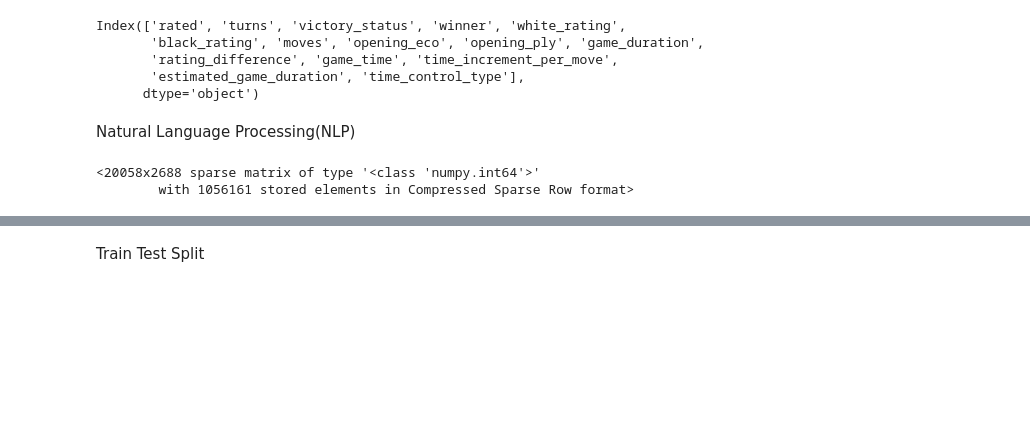
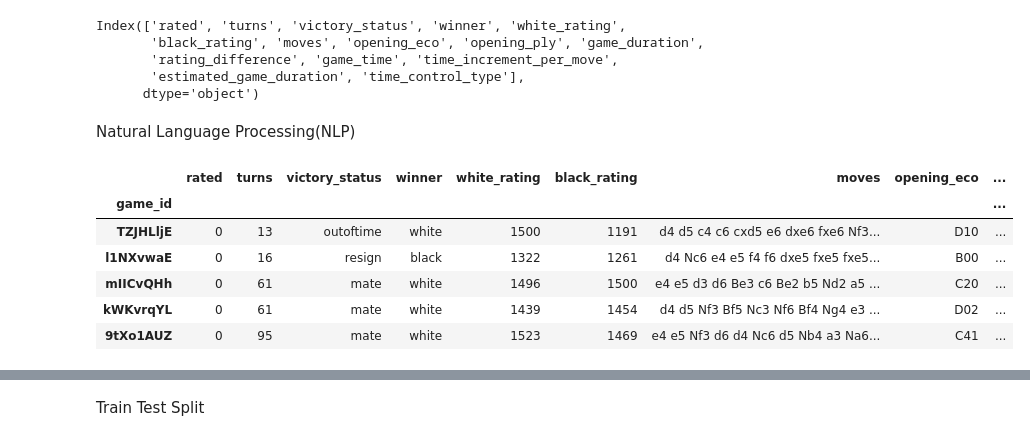
Before and after one commit to i-am-christy/The-Chess-Project, a Jupyter notebook: chess_project.ipynb, the cells around one changed output, grey strips where cells are left out. Saved outputs shown, nothing was run; the diff lists cells and outputs as text; code cells hidden in the pictures; blank space fills up the shorter version.

Commit message:
made changes to the errors in the NLP of the moves column

```diff
--- a/chess_project.ipynb
+++ b/chess_project.ipynb
@@ -494,16 +494,7 @@ Index(['rated', 'turns', 'victory_status', 'winner', 'white_rating',
        'rating_difference', 'game_time', 'time_increment_per_move',
        'estimated_game_duration', 'time_control_type'],
       dtype='object')
+# %%
+data['rated'] = data['rated'].apply(lambda x: 1 if x == 'True' else 0)
 # %% [markdown]
 Natural Language Processing(NLP)
-# %%
-#bag of words, convert each unique move into a sparse matix
-from sklearn.feature_extraction.text import CountVectorizer
-
-vectorizer = CountVectorizer()
-#bow - bag of words
-moves_bow = vectorizer.fit_transform(data['moves'])
-moves_bow
-# %% [output]
-<20058x2688 sparse matrix of type '<class 'numpy.int64'>'
-        with 1056161 stored elements in Compressed Sparse Row format>
@@ -515,0 +501,18 @@ moves_tfidf = tfidf.fit_transform(data.moves)
+# %%
+#sequence encoding
+from sklearn.feature_extraction.text import TfidfVectorizer
+
+#use tf-idf to generate single score per game
+tfidf = TfidfVectorizer(max_features=1) #limits to one feature for a single tf-idf score per game
+data['moves_tfidf'] = tfidf.fit_transform(data['moves']).toarray().flatten()
+
+#its con is that it loses some sequential information which may be important especially in the game of chess
+data.head()
+# %% [output]
+|  | rated | turns | victory_status | winner | white_rating | black_rating | moves | opening_eco | ... |
+| game_id |  |  |  |  |  |  |  |  | ... |
+| TZJHLljE | 0 | 13 | outoftime | white | 1500 | 1191 | d4 d5 c4 c6 cxd5 e6 dxe6 fxe6 Nf3... | D10 | ... |
+| l1NXvwaE | 0 | 16 | resign | black | 1322 | 1261 | d4 Nc6 e4 e5 f4 f6 dxe5 fxe5 fxe5... | B00 | ... |
+| mIICvQHh | 0 | 61 | mate | white | 1496 | 1500 | e4 e5 d3 d6 Be3 c6 Be2 b5 Nd2 a5 ... | C20 | ... |
+| kWKvrqYL | 0 | 61 | mate | white | 1439 | 1454 | d4 d5 Nf3 Bf5 Nc3 Nf6 Bf4 Ng4 e3 ... | D02 | ... |
+| 9tXo1AUZ | 0 | 95 | mate | white | 1523 | 1469 | e4 e5 Nf3 d6 d4 Nc6 d5 Nb4 a3 Na6... | C41 | ... |
```
Also changed, not shown: parts of 17 cells of this notebook.
